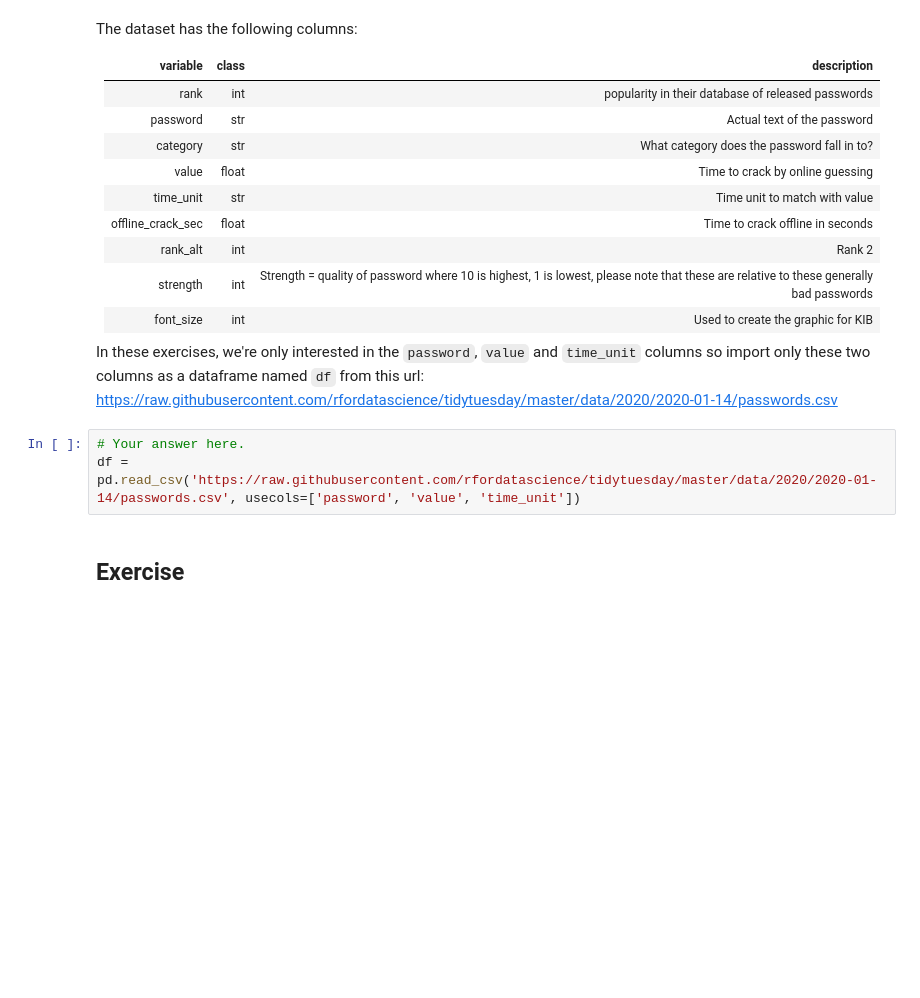
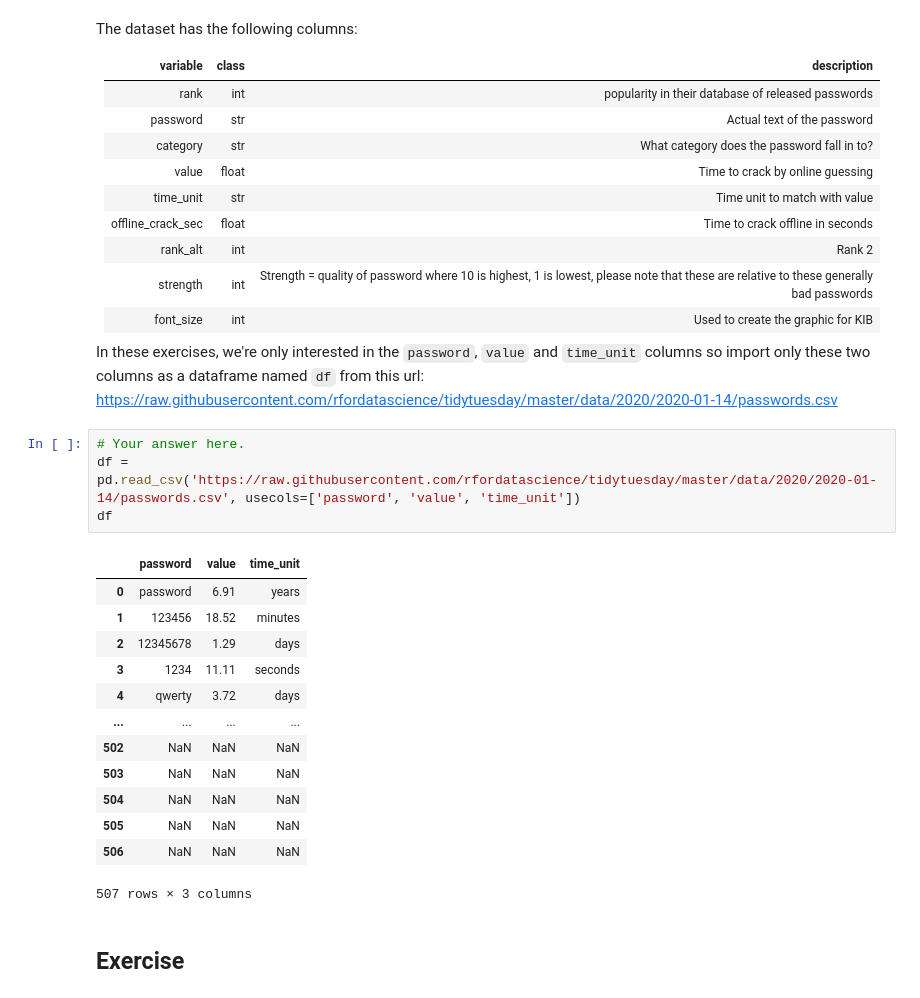
Before and after one commit to CurtisT09/2024Summer1_qtm350_ps02, a Jupyter notebook: _09-py-wrangling-advanced-practice.ipynb, the cells around one changed output. Drawn from its saved outputs; the diff is of its cells as text; blank space fills up the shorter version.

```diff
--- a/_09-py-wrangling-advanced-practice.ipynb
+++ b/_09-py-wrangling-advanced-practice.ipynb
@@ -46,6 +46,21 @@ In these exercises, we're only interested in the `password`, `value` and `time_u
 # %%
 # Your answer here.
 df = pd.read_csv('https://raw.githubusercontent.com/rfordatascience/tidytuesday/master/data/2020/2020-01-14/passwords.csv', usecols=['password', 'value', 'time_unit'])
+df
+# %% [output]
+|  | password | value | time_unit |
+| 0 | password | 6.91 | years |
+| 1 | 123456 | 18.52 | minutes |
+| 2 | 12345678 | 1.29 | days |
+| 3 | 1234 | 11.11 | seconds |
+| 4 | qwerty | 3.72 | days |
+| ... | ... | ... | ... |
+| 502 | NaN | NaN | NaN |
+| 503 | NaN | NaN | NaN |
+| 504 | NaN | NaN | NaN |
+| 505 | NaN | NaN | NaN |
+| 506 | NaN | NaN | NaN |
+507 rows × 3 columns
 # %% [markdown]
 ## Exercise
 # %% [markdown]
```
Also changed, not shown: parts of 4 cells of this notebook.
